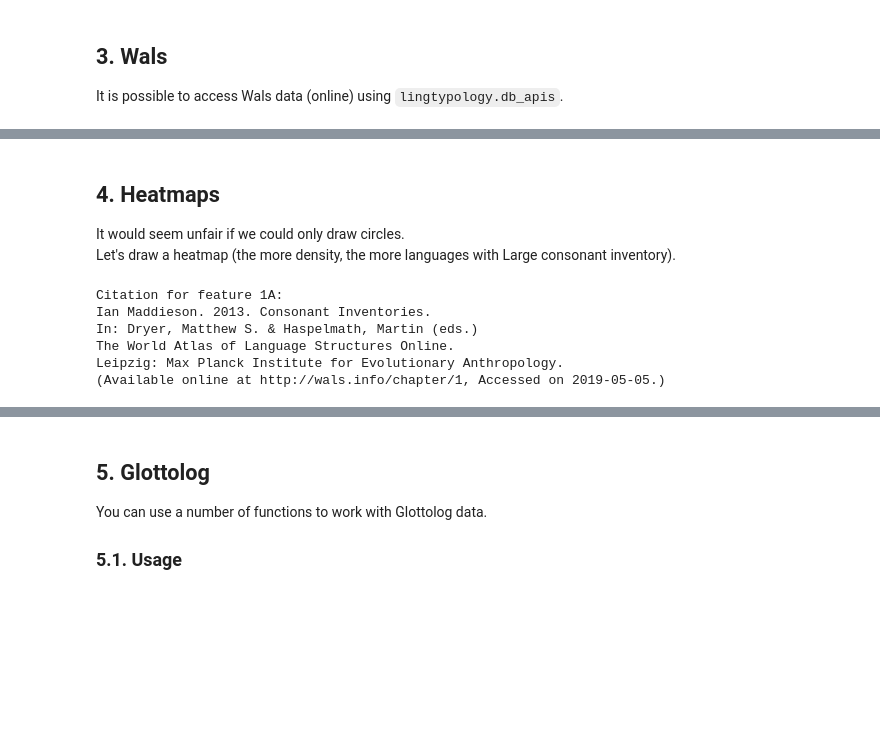
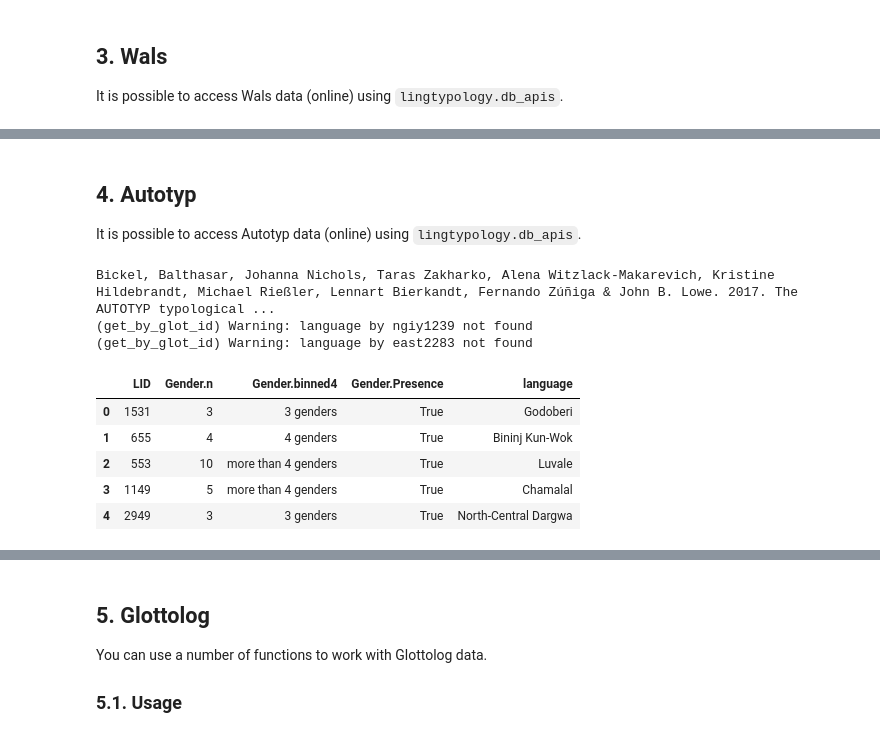
Before and after one commit to OneAdder/lingtypology, a Jupyter notebook: docs/HOWTO.ipynb, the cells around one changed output, grey strips where cells are left out. Cells and saved outputs as stored; diff of their text form; code cells hidden in the pictures; blank space fills up the shorter version.

Commit message:
autotyp support

```diff
--- a/docs/HOWTO.ipynb
+++ b/docs/HOWTO.ipynb
@@ -199,18 +212,20 @@ m._create_map()
 [interactive output not drawn]
-# %% [markdown]
-## 4. Heatmaps <a name="heatmaps"></a>
-It would seem unfair if we could only draw circles.
-Let's draw a heatmap (the more density, the more languages with Large consonant inventory).
+# %% [markdown]
+## 4. Autotyp <a name="autotyp"></a>
+
+It is possible to access Autotyp data (online) using `lingtypology.db_apis`.
 # %%
-import pandas
 import lingtypology
-from lingtypology.db_apis import Wals
-
-wals_page = Wals('1a').get_df()
+from lingtypology.db_apis import Autotyp
+Autotyp_table = Autotyp('Gender').get_df()
+Autotyp_table.head()
 # %% [output]
-Citation for feature 1A:
-Ian Maddieson. 2013. Consonant Inventories.
-In: Dryer, Matthew S. & Haspelmath, Martin (eds.)
-The World Atlas of Language Structures Online.
-Leipzig: Max Planck Institute for Evolutionary Anthropology.
-(Available online at http://wals.info/chapter/1, Accessed on 2019-05-05.)
+Bickel, Balthasar, Johanna Nichols, Taras Zakharko, Alena Witzlack-Makarevich, Kristine Hildebrandt, Michael Rießler, Lennart Bierkandt, Fernando Zúñiga & John B. Lowe. 2017. The AUTOTYP typological ...
+(get_by_glot_id) Warning: language by ngiy1239 not found
+(get_by_glot_id) Warning: language by east2283 not found
+|  | LID | Gender.n | Gender.binned4 | Gender.Presence | language |
+| 0 | 1531 | 3 | 3 genders | True | Godoberi |
+| 1 | 655 | 4 | 4 genders | True | Bininj Kun-Wok |
+| 2 | 553 | 10 | more than 4 genders | True | Luvale |
+| 3 | 1149 | 5 | more than 4 genders | True | Chamalal |
+| 4 | 2949 | 3 | 3 genders | True | North-Central Dargwa |
```
Also changed, not shown: parts of 11 cells of this notebook, 4 other files.
